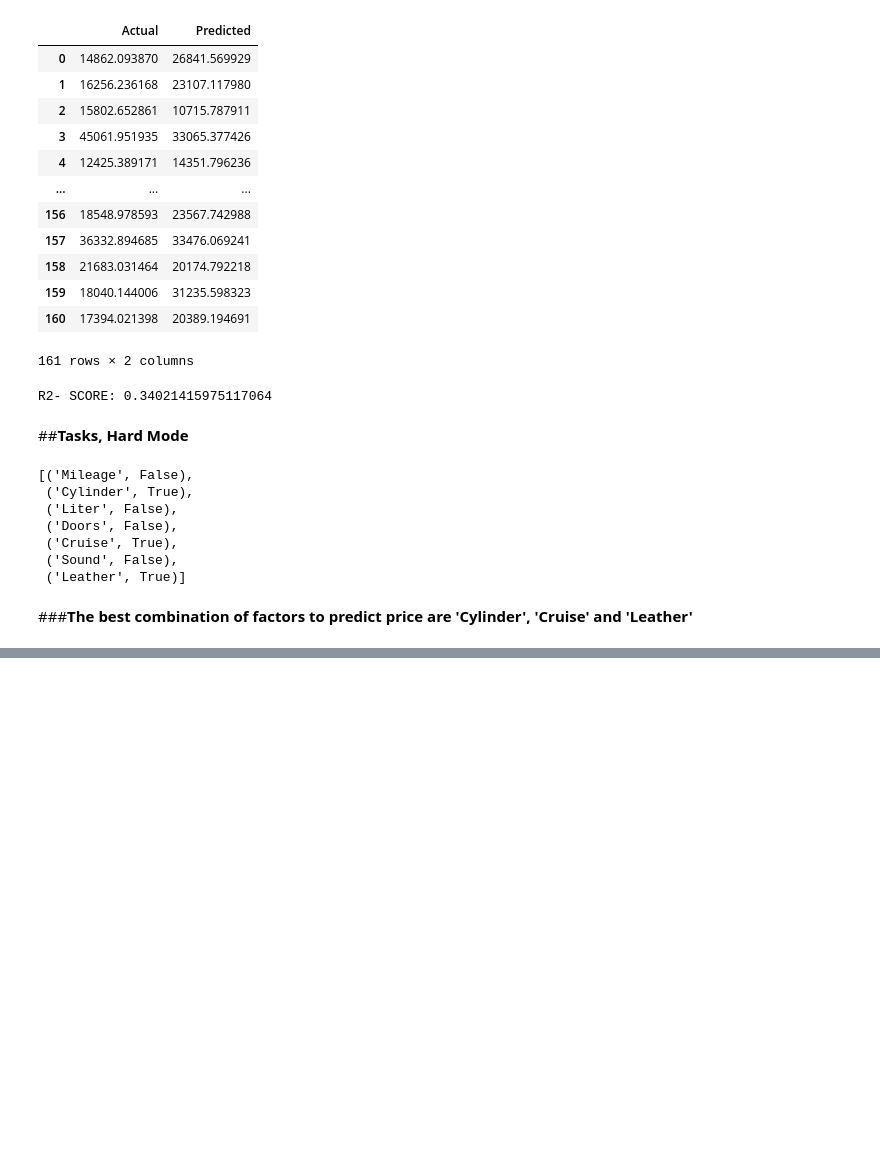
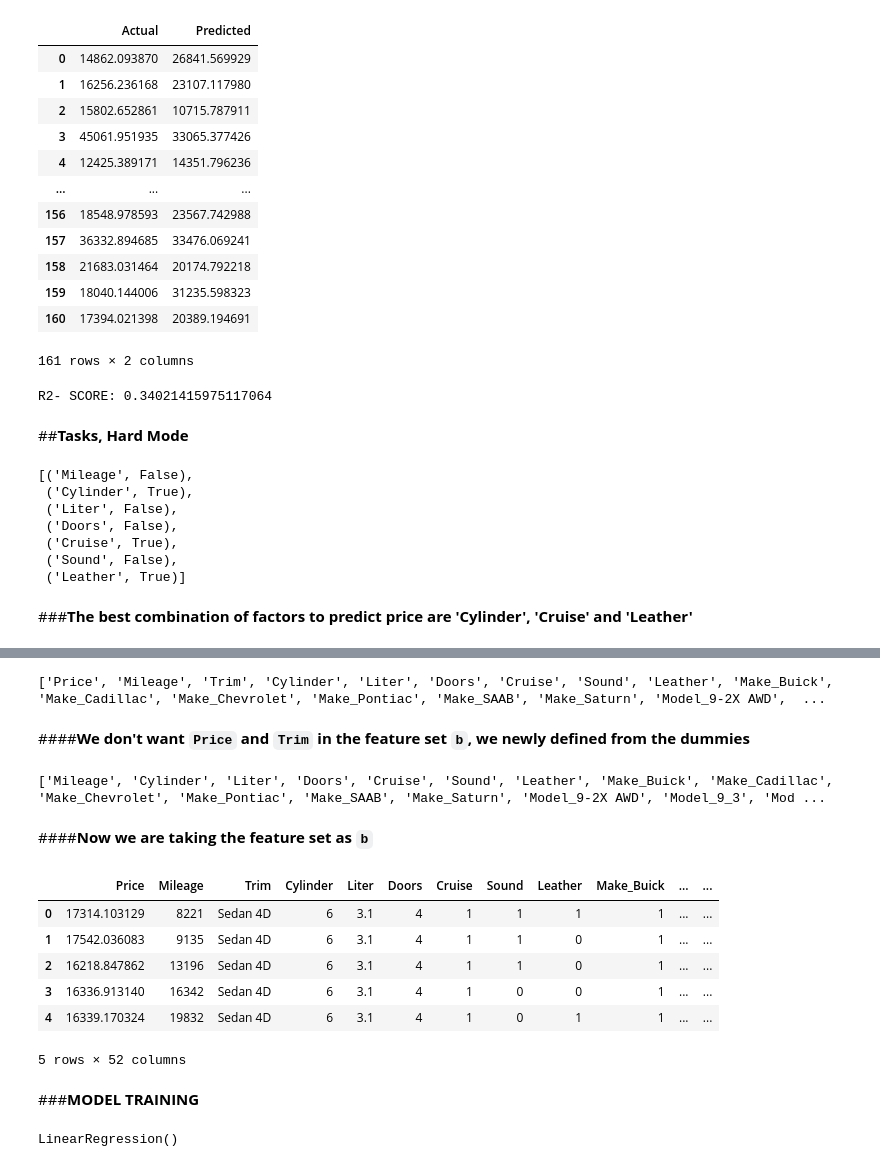
Before and after one commit to karanpk02/TASK_6, a Jupyter notebook: Assignment8.ipynb, the cells around one changed output, grey strips where cells are left out. Cells and saved outputs as stored; diff of their text form; code cells hidden in the pictures; blank space fills up the shorter version.

```diff
--- a/Assignment8.ipynb
+++ b/Assignment8.ipynb
@@ -394,0 +404,29 @@ df = pd.read_csv("https://raw.githubusercontent.com/karanpk02/TASK_6/main/car_da
+# %%
+df = pd.get_dummies(df, columns = ['Make', 'Model', 'Type'])
+# %%
+b = []
+for i in df.keys():
+  b.append(i)
+print(b)
+# %% [output]
+['Price', 'Mileage', 'Trim', 'Cylinder', 'Liter', 'Doors', 'Cruise', 'Sound', 'Leather', 'Make_Buick', 'Make_Cadillac', 'Make_Chevrolet', 'Make_Pontiac', 'Make_SAAB', 'Make_Saturn', 'Model_9-2X AWD',  ...
+# %% [markdown]
+####**We don't want `Price` and `Trim` in the feature set `b`, we newly defined from the dummies**
+# %%
+b.remove('Price')
+b.remove('Trim')
+print(b)
+# %% [output]
+['Mileage', 'Cylinder', 'Liter', 'Doors', 'Cruise', 'Sound', 'Leather', 'Make_Buick', 'Make_Cadillac', 'Make_Chevrolet', 'Make_Pontiac', 'Make_SAAB', 'Make_Saturn', 'Model_9-2X AWD', 'Model_9_3', 'Mod ...
+# %% [markdown]
+####**Now we are taking the feature set as `b`**
+# %%
+df.head()
+# %% [output]
+|  | Price | Mileage | Trim | Cylinder | Liter | Doors | Cruise | Sound | Leather | Make_Buick | ... | ... |
+| 0 | 17314.103129 | 8221 | Sedan 4D | 6 | 3.1 | 4 | 1 | 1 | 1 | 1 | ... | ... |
+| 1 | 17542.036083 | 9135 | Sedan 4D | 6 | 3.1 | 4 | 1 | 1 | 0 | 1 | ... | ... |
+| 2 | 16218.847862 | 13196 | Sedan 4D | 6 | 3.1 | 4 | 1 | 1 | 0 | 1 | ... | ... |
+| 3 | 16336.913140 | 16342 | Sedan 4D | 6 | 3.1 | 4 | 1 | 0 | 0 | 1 | ... | ... |
+| 4 | 16339.170324 | 19832 | Sedan 4D | 6 | 3.1 | 4 | 1 | 0 | 1 | 1 | ... | ... |
+5 rows × 52 columns
@@ -394,0 +445,8 @@ df = pd.read_csv("https://raw.githubusercontent.com/karanpk02/TASK_6/main/car_da
+# %% [markdown]
+###**MODEL TRAINING**
+# %%
+from sklearn.linear_model import LinearRegression
+regressor = LinearRegression()
+regressor.fit(X_train_scaled, y_train)
+# %% [output]
+LinearRegression()
```
Also changed, not shown: parts of 13 cells of this notebook.
